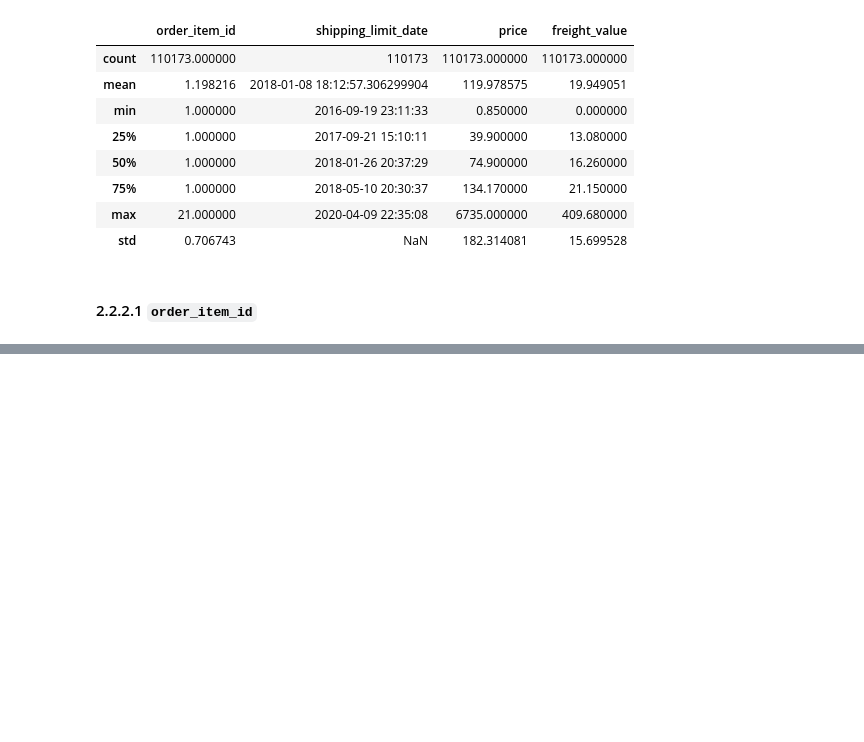
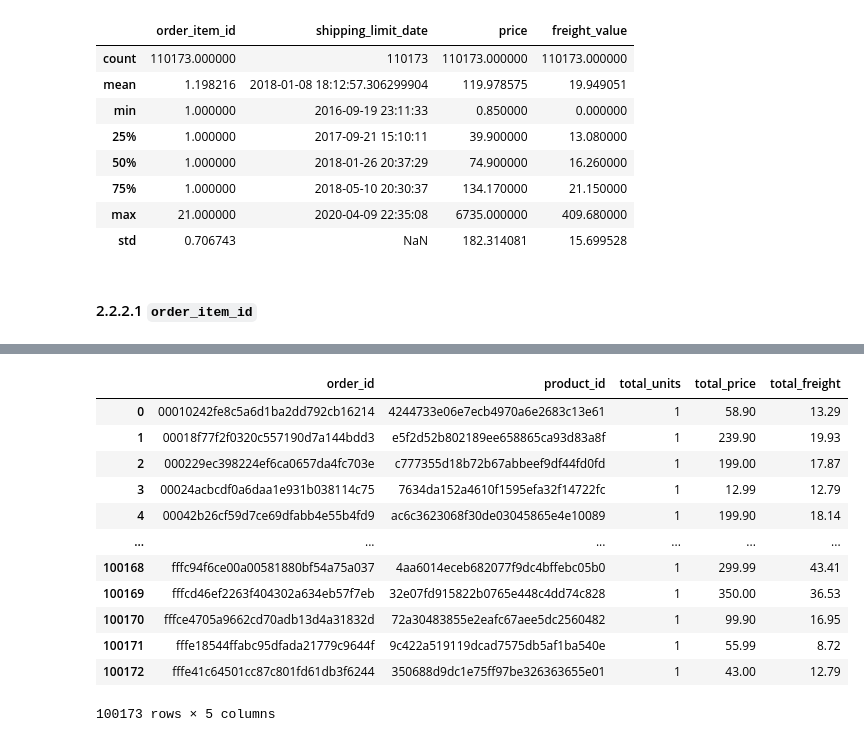
Before and after one commit to Christophe-Aballea/OC_projet5_Segmentez_des_clients_d_un_site_ecommerce, a Jupyter notebook: P05_Notebook2_EDA_FE.ipynb, the cells around one changed output, grey strips where cells are left out. Cells and saved outputs as stored; diff of their text form; code cells hidden in the pictures; blank space fills up the shorter version.

```diff
--- a/P05_Notebook2_EDA_FE.ipynb
+++ b/P05_Notebook2_EDA_FE.ipynb
@@ -633,0 +663,17 @@ Cette variable représente le nombre de produits identiques dans la même comman
+# %%
+# Affichage pour vérification
+display(df_order_products)
+# %% [output]
+|  | order_id | product_id | total_units | total_price | total_freight |
+| 0 | 00010242fe8c5a6d1ba2dd792cb16214 | 4244733e06e7ecb4970a6e2683c13e61 | 1 | 58.90 | 13.29 |
+| 1 | 00018f77f2f0320c557190d7a144bdd3 | e5f2d52b802189ee658865ca93d83a8f | 1 | 239.90 | 19.93 |
+| 2 | 000229ec398224ef6ca0657da4fc703e | c777355d18b72b67abbeef9df44fd0fd | 1 | 199.00 | 17.87 |
+| 3 | 00024acbcdf0a6daa1e931b038114c75 | 7634da152a4610f1595efa32f14722fc | 1 | 12.99 | 12.79 |
+| 4 | 00042b26cf59d7ce69dfabb4e55b4fd9 | ac6c3623068f30de03045865e4e10089 | 1 | 199.90 | 18.14 |
+| ... | ... | ... | ... | ... | ... |
+| 100168 | fffc94f6ce00a00581880bf54a75a037 | 4aa6014eceb682077f9dc4bffebc05b0 | 1 | 299.99 | 43.41 |
+| 100169 | fffcd46ef2263f404302a634eb57f7eb | 32e07fd915822b0765e448c4dd74c828 | 1 | 350.00 | 36.53 |
+| 100170 | fffce4705a9662cd70adb13d4a31832d | 72a30483855e2eafc67aee5dc2560482 | 1 | 99.90 | 16.95 |
+| 100171 | fffe18544ffabc95dfada21779c9644f | 9c422a519119dcad7575db5af1ba540e | 1 | 55.99 | 8.72 |
+| 100172 | fffe41c64501cc87c801fd61db3f6244 | 350688d9dc1e75ff97be326363655e01 | 1 | 43.00 | 12.79 |
+100173 rows × 5 columns
```
Also changed, not shown: parts of 26 cells of this notebook, 1 other file.
